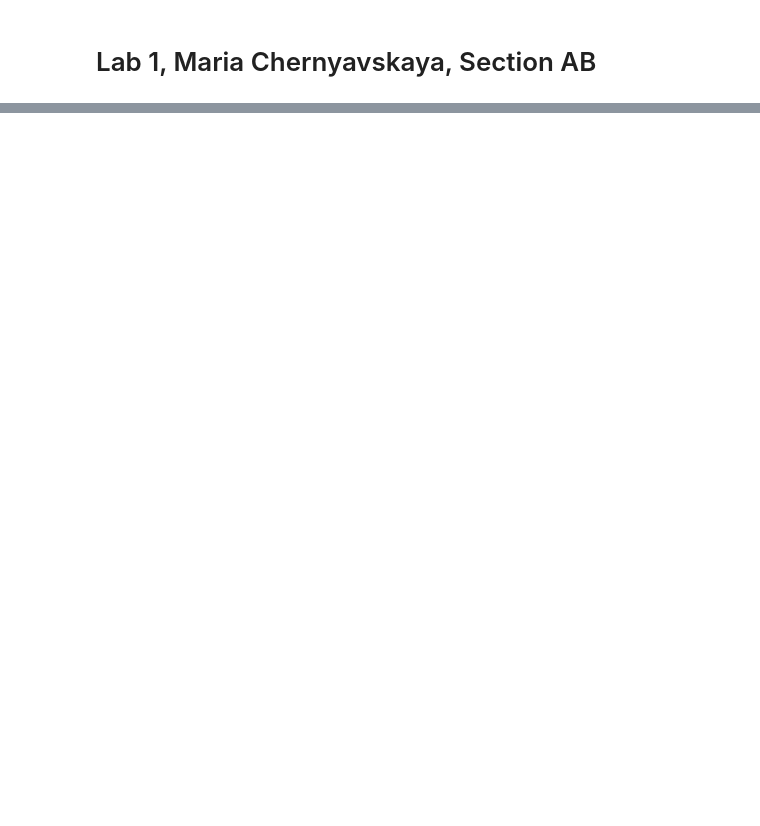
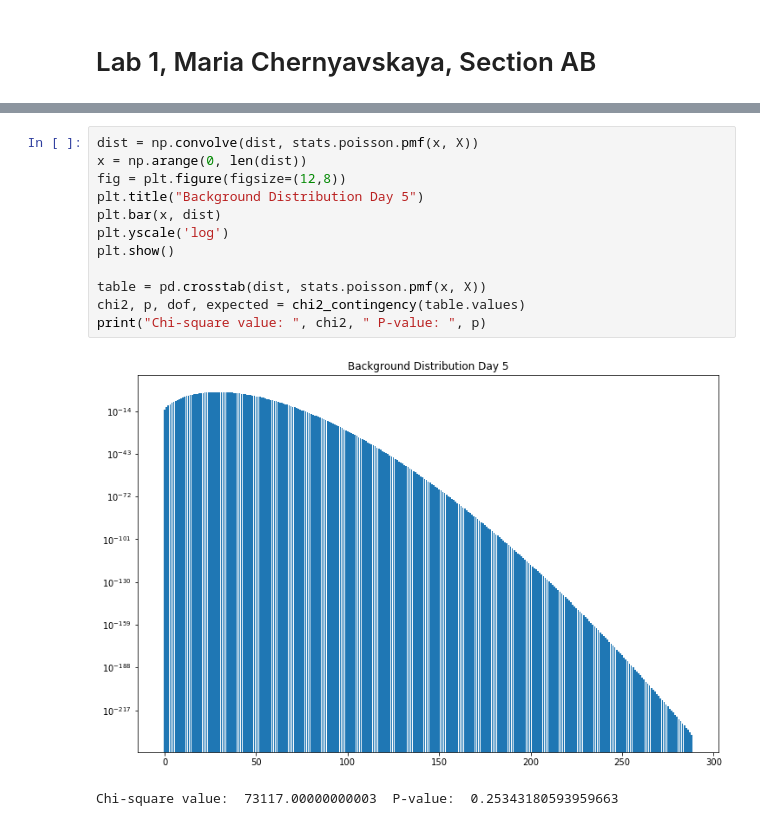
Before and after one commit to maria8ch/Phys434_BigData, a Jupyter notebook: Chernyavskaya_Report2.ipynb, the cells around one changed output, grey strips where cells are left out. Saved outputs shown, nothing was run; the diff lists cells and outputs as text; blank space fills up the shorter version.

```diff
--- a/Chernyavskaya_Report2.ipynb
+++ b/Chernyavskaya_Report2.ipynb
@@ -25 +72,16 @@ B) Show that after 5 days, the summed probability distribution is still a Poisso
+# %%
+dist = np.convolve(dist, stats.poisson.pmf(x, X))
+x = np.arange(0, len(dist))
+fig = plt.figure(figsize=(12,8))
+plt.title("Background Distribution Day 5")
+plt.bar(x, dist)
+plt.yscale('log')
+plt.show()
+
+table = pd.crosstab(dist, stats.poisson.pmf(x, X))
+chi2, p, dof, expected = chi2_contingency(table.values)
+print("Chi-square value: ", chi2, " P-value: ", p)
+# %% [output]
+[figure, added]
+Chi-square value:  73117.00000000003  P-value:  0.25343180593959663
 # %% [markdown]
```
Also changed, not shown: parts of 33 cells of this notebook.
